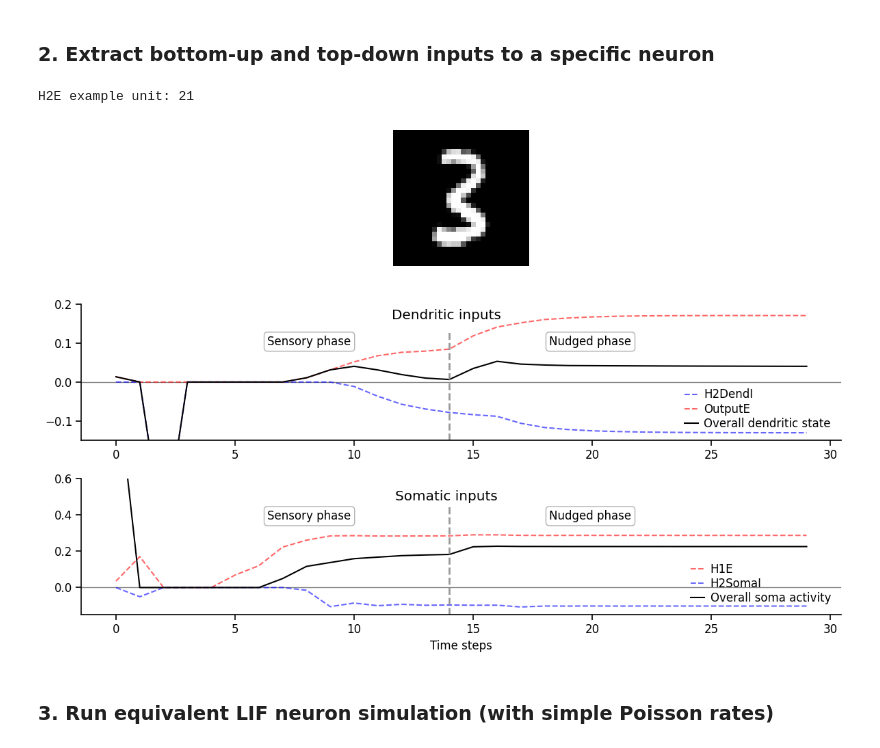
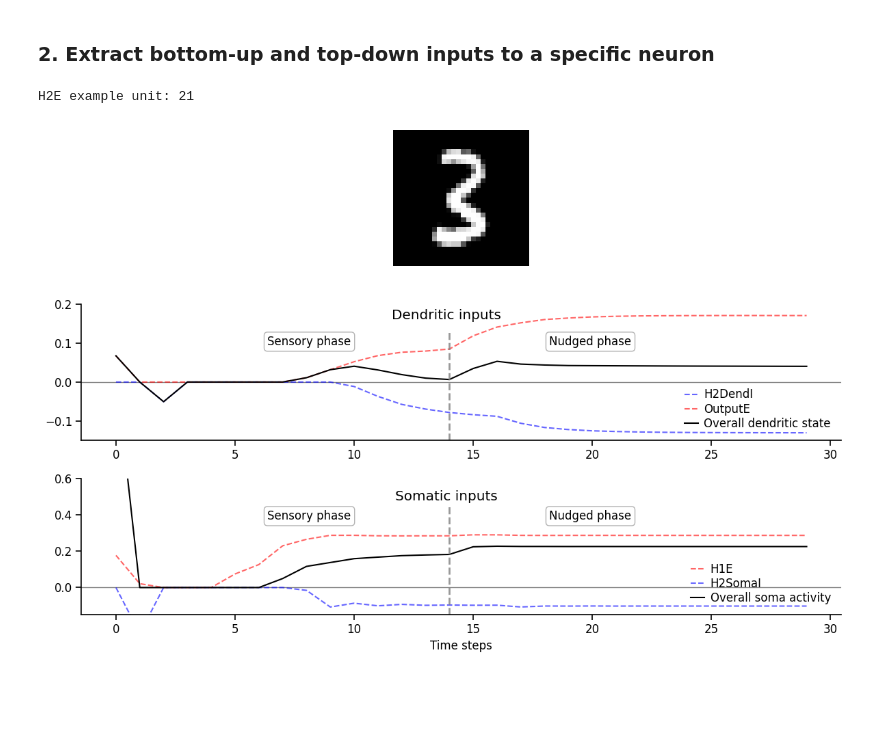
Before and after one commit to Milstein-Lab/EIANN, a Jupyter notebook: docs/Galloni_etal_2025/spiking_example.ipynb, the cells around one changed output. Drawn from its saved outputs; the diff is of its cells as text; code cells hidden in the pictures; blank space fills up the shorter version.

```diff
--- a/docs/Galloni_etal_2025/spiking_example.ipynb
+++ b/docs/Galloni_etal_2025/spiking_example.ipynb
@@ -56,10 +56,11 @@ unit_idx = torch.argmax(population.activity_dynamics[-1])
 print(f"{population.fullname} example unit: {unit_idx}")
 
 # Create a filter mask to limit the initial activity transient
-x = np.arange(network.forward_steps)
-baseline = 0.01
-mask = baseline + (1-baseline)*(1 - np.exp(-0.5 * x))
-# mask[0:5] = 0
+# x = np.arange(network.forward_steps)
+# baseline = 0.01
+# mask = baseline + (1-baseline)*(1 - np.exp(-0.5 * x))
+mask = np.ones(network.forward_steps)
+mask[0:3] = 0.05
 
 fig, axes  = plt.subplots(3,1,figsize=(12,8), height_ratios=[1,1,1])
 ax = axes[0]
@@ -101,33 +102,31 @@ for projection in population:
         total_soma_input.append(synaptic_input)
 
 dendritic_state = np.stack(total_dend_input).sum(axis=0) # Sum total synaptic input to dend during backward phase
 ax1.plot(dendritic_state, color='k', label='Overall dendritic state')
 
 soma_forward_activity = population.activity_dynamics[:,unit_idx]
 soma_backward_activity = torch.stack(population.backward_steps_activity)[:,unit_idx]
 total_soma_activity = torch.cat((soma_forward_activity, soma_backward_activity), dim=0)
 ax2.plot(total_soma_activity, color='k', label='Overall soma activity')
 
 ax1.set_ylim(-0.15, 0.2)
 ax2.set_ylim(-0.15, 0.6)
 
 ax1.axvline(14,0,0.8,color='gray',linestyle='--', linewidth=2, alpha=0.8)
 ax2.axvline(14,0,0.8,color='gray',linestyle='--', linewidth=2, alpha=0.8)
 ax1.legend(loc='lower right', labelspacing=0.2)
 ax2.legend(loc='lower right', labelspacing=0.2)
 
 ax1.set_title('Dendritic inputs', x=0.48, y=0.85)
 ax2.set_title('Somatic inputs', x=0.48, y=0.8)
 ax1.text(0.3, 0.7, 'Sensory phase', transform=ax1.transAxes, ha='center', fontsize=12, bbox=dict(facecolor='white', alpha=0.3, boxstyle='round,pad=0.3'))
 ax1.text(0.67, 0.7, 'Nudged phase', transform=ax1.transAxes, ha='center', fontsize=12, bbox=dict(facecolor='white', alpha=0.3, boxstyle='round,pad=0.3'))
 ax2.text(0.3, 0.7, 'Sensory phase', transform=ax2.transAxes, ha='center', fontsize=12, bbox=dict(facecolor='white', alpha=0.3, boxstyle='round,pad=0.3'))
 ax2.text(0.67, 0.7, 'Nudged phase', transform=ax2.transAxes, ha='center', fontsize=12, bbox=dict(facecolor='white', alpha=0.3, boxstyle='round,pad=0.3'))
 
 ax2.set_xlabel('Time steps')
 plt.tight_layout()
 plt.show()
 # %% [output]
 H2E example unit: 21
-[figure, old version]
+[figure, new version]
-# %% [markdown]
-### 3. Run equivalent LIF neuron simulation (with simple Poisson rates)
```
Also changed, not shown: parts of 6 cells of this notebook.
